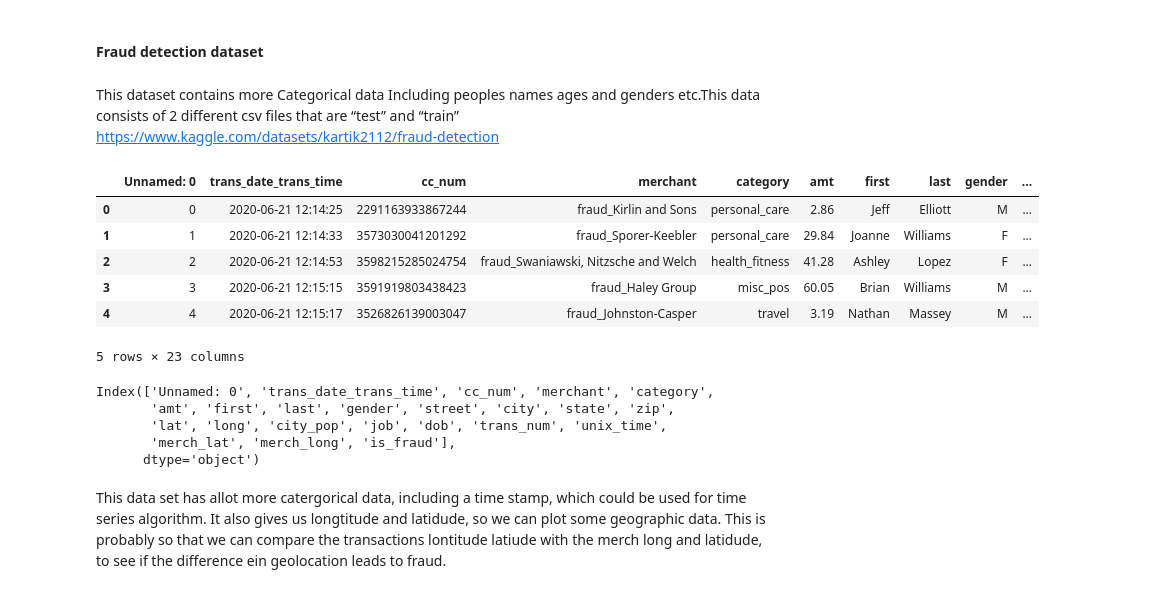
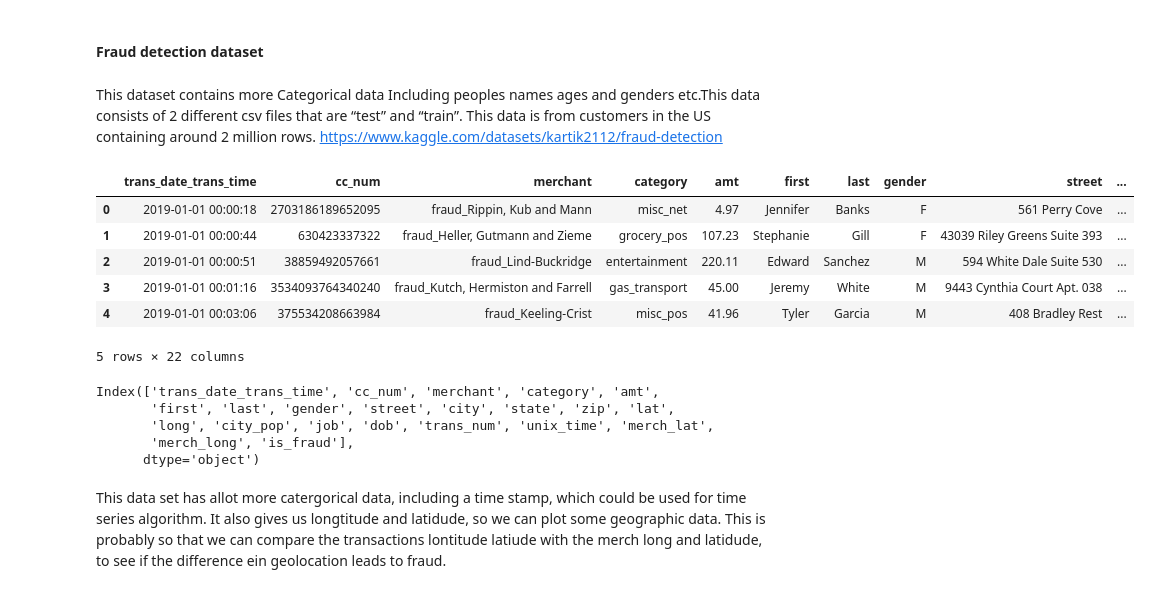
Before and after one commit to AviMegin/AI, a Jupyter notebook: Open program - Credit card fraude - Megin van Herk.ipynb, the cells around one changed output. Saved outputs shown, nothing was run; the diff lists cells and outputs as text; code cells hidden in the pictures.

```diff
--- a/Open program - Credit card fraude - Megin van Herk.ipynb
+++ b/Open program - Credit card fraude - Megin van Herk.ipynb
@@ -87,26 +98,30 @@ There is very little amount of data for actual frauds. we will have to perform s
 # %% [markdown]
 #### Fraud detection dataset
 # %% [markdown]
-This dataset contains more Categorical data Including peoples names ages and genders etc.This data consists of 2 different csv files that are “test” and “train”
+This dataset contains more Categorical data Including peoples names ages and genders etc.This data consists of 2 different csv files that are “test” and “train”. This data is from customers in the US containing around 2 million rows.
 https://www.kaggle.com/datasets/kartik2112/fraud-detection
 # %%
-fraud = pd.read_csv("Data/fraudtest.csv") #read the csv file
+#combining trian and test datasets
+fraud = pd.concat([pd.read_csv('Data/fraudTrain.csv'),
+                pd.read_csv('Data/fraudTest.csv')],
+               ignore_index=True) #read the csv file
+fraud.drop('Unnamed: 0',axis=1,inplace=True) #unnecessary column, it copied the index into another column
 fraud.head(5) # display the top 5 rows
 # %% [output]
-|  | Unnamed: 0 | trans_date_trans_time | cc_num | merchant | category | amt | first | last | gender | ... |
-| 0 | 0 | 2020-06-21 12:14:25 | 2291163933867244 | fraud_Kirlin and Sons | personal_care | 2.86 | Jeff | Elliott | M | ... |
-| 1 | 1 | 2020-06-21 12:14:33 | 3573030041201292 | fraud_Sporer-Keebler | personal_care | 29.84 | Joanne | Williams | F | ... |
-| 2 | 2 | 2020-06-21 12:14:53 | 3598215285024754 | fraud_Swaniawski, Nitzsche and Welch | health_fitness | 41.28 | Ashley | Lopez | F | ... |
-| 3 | 3 | 2020-06-21 12:15:15 | 3591919803438423 | fraud_Haley Group | misc_pos | 60.05 | Brian | Williams | M | ... |
-| 4 | 4 | 2020-06-21 12:15:17 | 3526826139003047 | fraud_Johnston-Casper | travel | 3.19 | Nathan | Massey | M | ... |
+|  | trans_date_trans_time | cc_num | merchant | category | amt | first | last | gender | street | ... |
+| 0 | 2019-01-01 00:00:18 | 2703186189652095 | fraud_Rippin, Kub and Mann | misc_net | 4.97 | Jennifer | Banks | F | 561 Perry Cove | ... |
+| 1 | 2019-01-01 00:00:44 | 630423337322 | fraud_Heller, Gutmann and Zieme | grocery_pos | 107.23 | Stephanie | Gill | F | 43039 Riley Greens Suite 393 | ... |
+| 2 | 2019-01-01 00:00:51 | 38859492057661 | fraud_Lind-Buckridge | entertainment | 220.11 | Edward | Sanchez | M | 594 White Dale Suite 530 | ... |
+| 3 | 2019-01-01 00:01:16 | 3534093764340240 | fraud_Kutch, Hermiston and Farrell | gas_transport | 45.00 | Jeremy | White | M | 9443 Cynthia Court Apt. 038 | ... |
+| 4 | 2019-01-01 00:03:06 | 375534208663984 | fraud_Keeling-Crist | misc_pos | 41.96 | Tyler | Garcia | M | 408 Bradley Rest | ... |
-5 rows × 23 columns
+5 rows × 22 columns
 # %%
 fraud.columns
 # %% [output]
-Index(['Unnamed: 0', 'trans_date_trans_time', 'cc_num', 'merchant', 'category',
-       'amt', 'first', 'last', 'gender', 'street', 'city', 'state', 'zip',
-       'lat', 'long', 'city_pop', 'job', 'dob', 'trans_num', 'unix_time',
-       'merch_lat', 'merch_long', 'is_fraud'],
+Index(['trans_date_trans_time', 'cc_num', 'merchant', 'category', 'amt',
+       'first', 'last', 'gender', 'street', 'city', 'state', 'zip', 'lat',
+       'long', 'city_pop', 'job', 'dob', 'trans_num', 'unix_time', 'merch_lat',
+       'merch_long', 'is_fraud'],
       dtype='object')
 # %% [markdown]
 This data set has allot more catergorical data, including a time stamp, which could be used for time series algorithm. It also gives us longtitude and latidude, so we can plot some geographic data. This is probably so that we can compare the transactions lontitude latiude with the merch long and latidude, to see if the difference ein geolocation leads to fraud.
```
Also changed, not shown: parts of 85 cells of this notebook.
